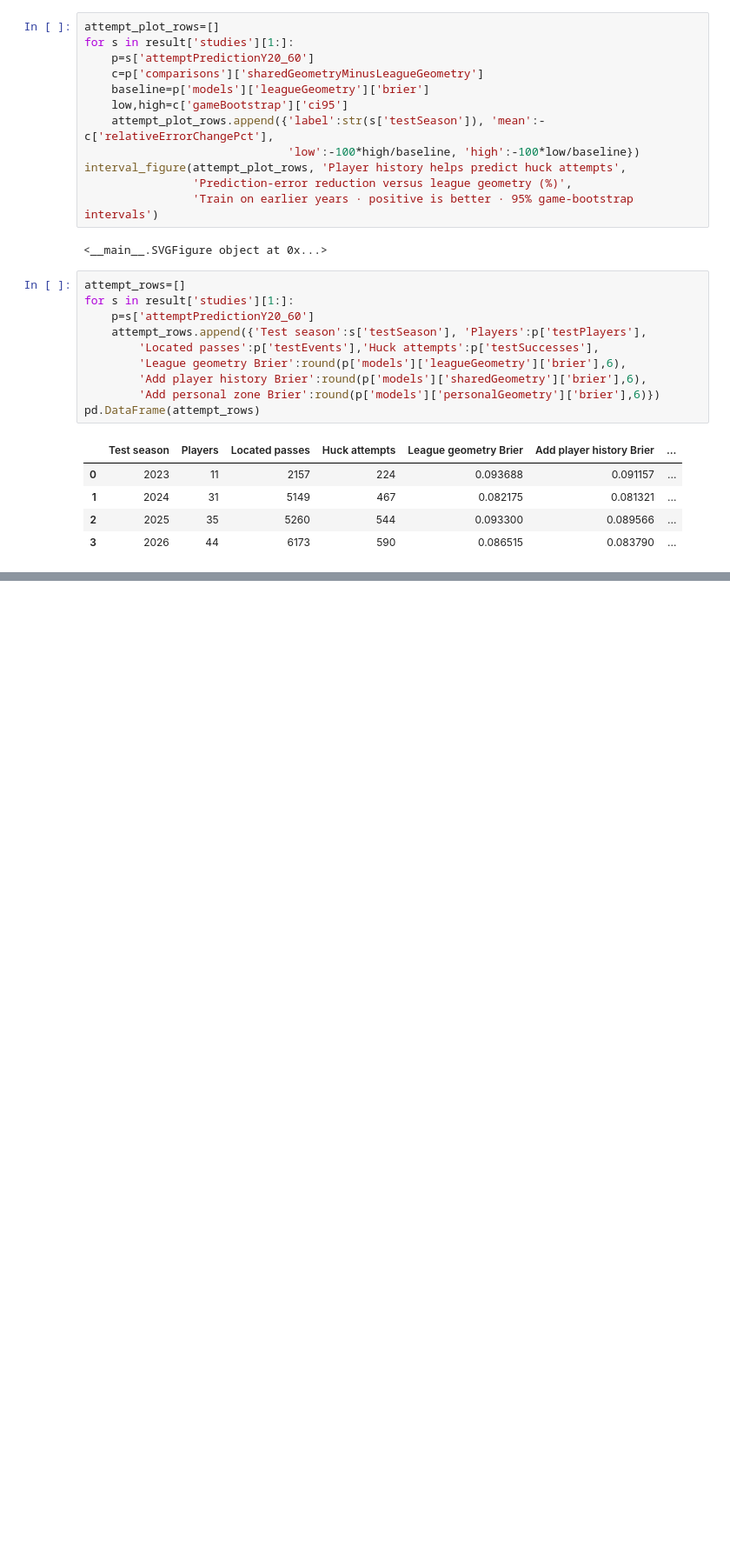
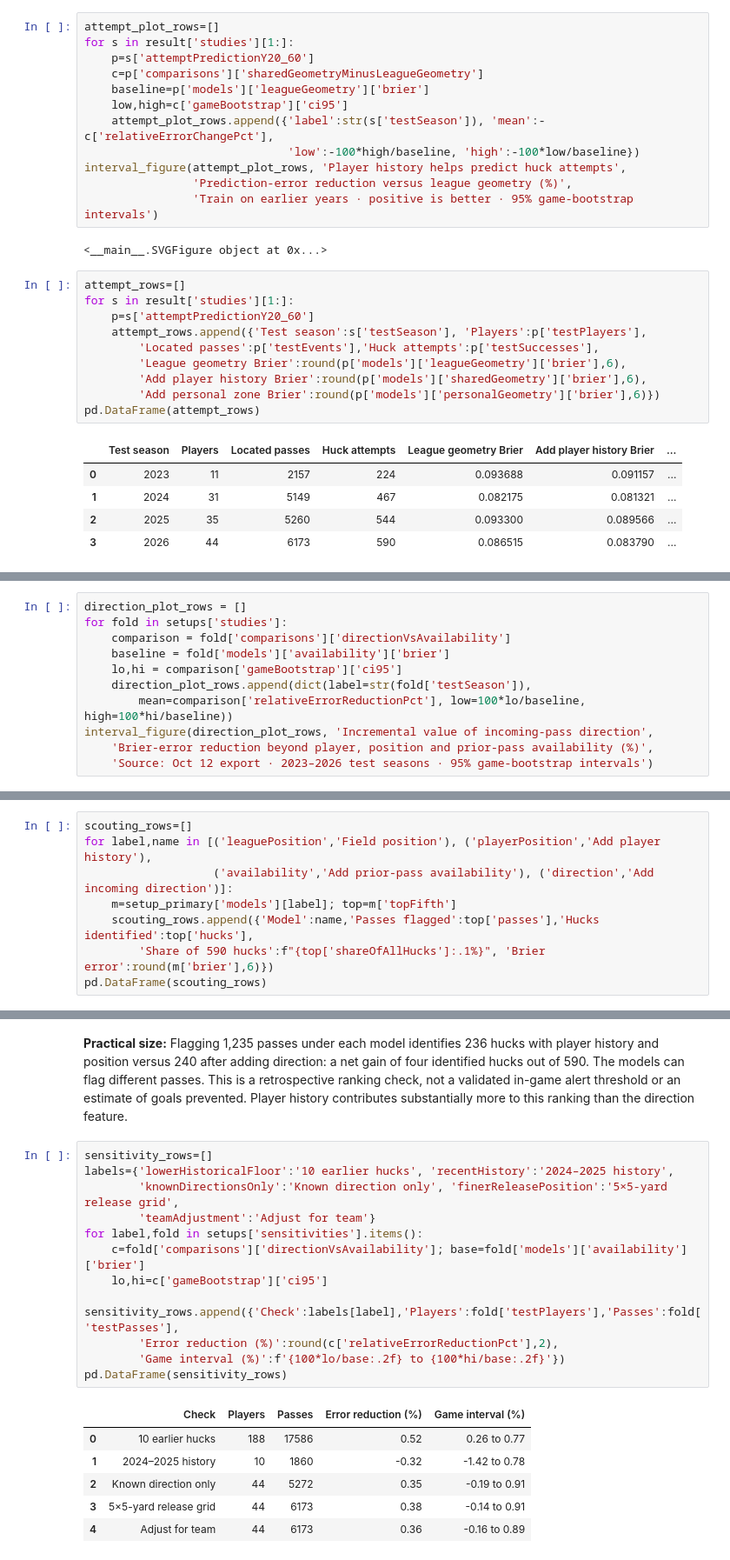
Before and after one commit to Tttaussig33/UFA_player_archetyping, a Jupyter notebook: analysis/multiseason_release_validation.ipynb, the cells around one changed output, grey strips where cells are left out. Shown at 87% size. Saved outputs shown, nothing was run; the diff lists cells and outputs as text; blank space fills up the shorter version.

```diff
--- a/analysis/multiseason_release_validation.ipynb
+++ b/analysis/multiseason_release_validation.ipynb
@@ -228,0 +261,11 @@ All computations, exclusions, model specifications, sensitivity checks and per-p
+# %%
+direction_plot_rows = []
+for fold in setups['studies']:
+    comparison = fold['comparisons']['directionVsAvailability']
+    baseline = fold['models']['availability']['brier']
+    lo,hi = comparison['gameBootstrap']['ci95']
+    direction_plot_rows.append(dict(label=str(fold['testSeason']),
+        mean=comparison['relativeErrorReductionPct'], low=100*lo/baseline, high=100*hi/baseline))
+interval_figure(direction_plot_rows, 'Incremental value of incoming-pass direction',
+    'Brier-error reduction beyond player, position and prior-pass availability (%)',
+    'Source: Oct 12 export · 2023–2026 test seasons · 95% game-bootstrap intervals')
@@ -228,0 +289,8 @@ All computations, exclusions, model specifications, sensitivity checks and per-p
+# %%
+scouting_rows=[]
+for label,name in [('leaguePosition','Field position'), ('playerPosition','Add player history'),
+                   ('availability','Add prior-pass availability'), ('direction','Add incoming direction')]:
+    m=setup_primary['models'][label]; top=m['topFifth']
+    scouting_rows.append({'Model':name,'Passes flagged':top['passes'],'Hucks identified':top['hucks'],
+        'Share of 590 hucks':f"{top['shareOfAllHucks']:.1%}", 'Brier error':round(m['brier'],6)})
+pd.DataFrame(scouting_rows)
@@ -228,0 +303,21 @@ All computations, exclusions, model specifications, sensitivity checks and per-p
+# %% [markdown]
+**Practical size:** Flagging 1,235 passes under each model identifies 236 hucks with player history and position versus 240 after adding direction: a net gain of four identified hucks out of 590. The models can flag different passes. This is a retrospective ranking check, not a validated in-game alert threshold or an estimate of goals prevented. Player history contributes substantially more to this ranking than the direction feature.
+# %%
+sensitivity_rows=[]
+labels={'lowerHistoricalFloor':'10 earlier hucks', 'recentHistory':'2024–2025 history',
+        'knownDirectionsOnly':'Known direction only', 'finerReleasePosition':'5×5-yard release grid',
+        'teamAdjustment':'Adjust for team'}
+for label,fold in setups['sensitivities'].items():
+    c=fold['comparisons']['directionVsAvailability']; base=fold['models']['availability']['brier']
+    lo,hi=c['gameBootstrap']['ci95']
+    sensitivity_rows.append({'Check':labels[label],'Players':fold['testPlayers'],'Passes':fold['testPasses'],
+        'Error reduction (%)':round(c['relativeErrorReductionPct'],2),
+        'Game interval (%)':f'{100*lo/base:.2f} to {100*hi/base:.2f}'})
+pd.DataFrame(sensitivity_rows)
+# %% [output]
+|  | Check | Players | Passes | Error reduction (%) | Game interval (%) |
+| 0 | 10 earlier hucks | 188 | 17586 | 0.52 | 0.26 to 0.77 |
+| 1 | 2024–2025 history | 10 | 1860 | -0.32 | -1.42 to 0.78 |
+| 2 | Known direction only | 44 | 5272 | 0.35 | -0.19 to 0.91 |
+| 3 | 5×5-yard release grid | 44 | 6173 | 0.38 | -0.14 to 0.91 |
+| 4 | Adjust for team | 44 | 6173 | 0.36 | -0.16 to 0.89 |
```
Also changed, not shown: parts of 14 cells of this notebook, 6 other files.
